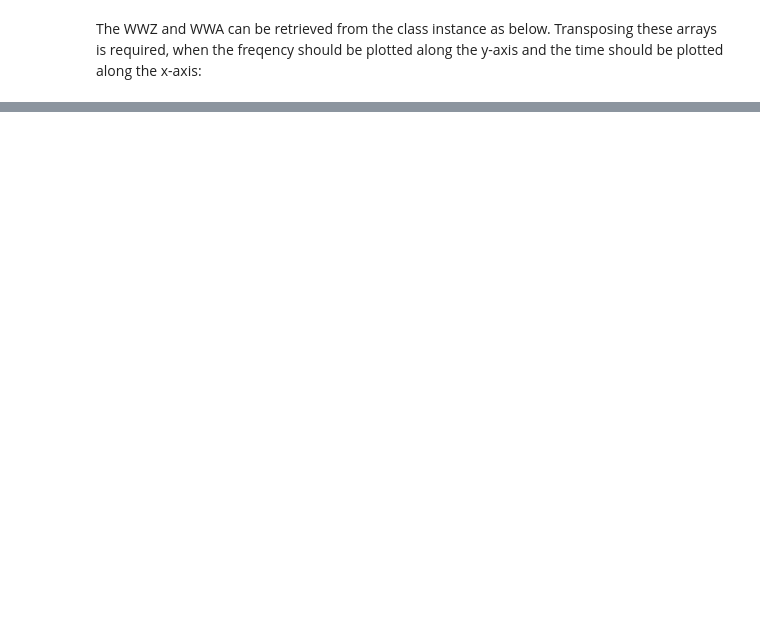
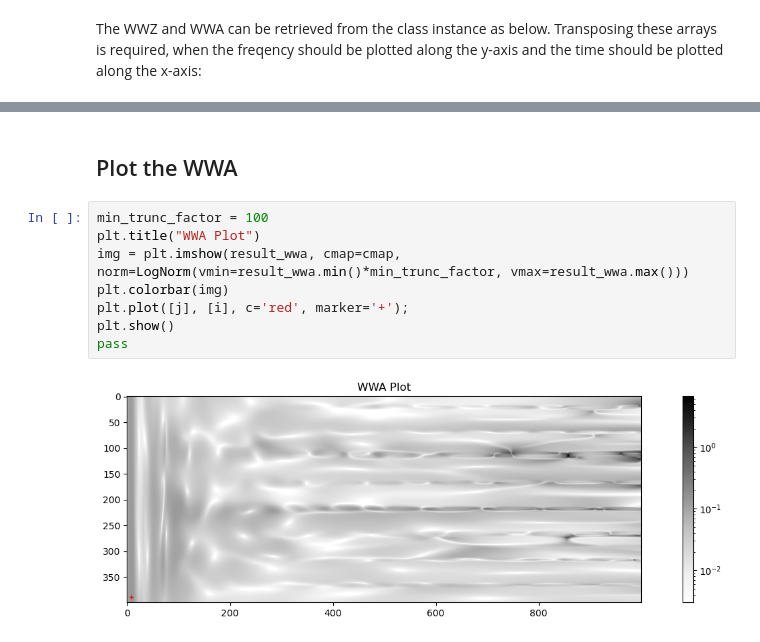
Before and after one commit to skp80286/smbhb_detection, a Jupyter notebook: wwz_analysis.ipynb, the cells around one changed output, grey strips where cells are left out. Cells and saved outputs as stored; diff of their text form; blank space fills up the shorter version.

```diff
--- a/wwz_analysis.ipynb
+++ b/wwz_analysis.ipynb
@@ -139,0 +182,12 @@ at time:             2737.6694
+# %% [markdown]
+## Plot the WWA
+# %%
+min_trunc_factor = 100
+plt.title("WWA Plot")
+img = plt.imshow(result_wwa, cmap=cmap, norm=LogNorm(vmin=result_wwa.min()*min_trunc_factor, vmax=result_wwa.max()))
+plt.colorbar(img)
+plt.plot([j], [i], c='red', marker='+');
+plt.show()
+pass
+# %% [output]
+[figure, added]
```
Also changed, not shown: parts of 12 cells of this notebook.
